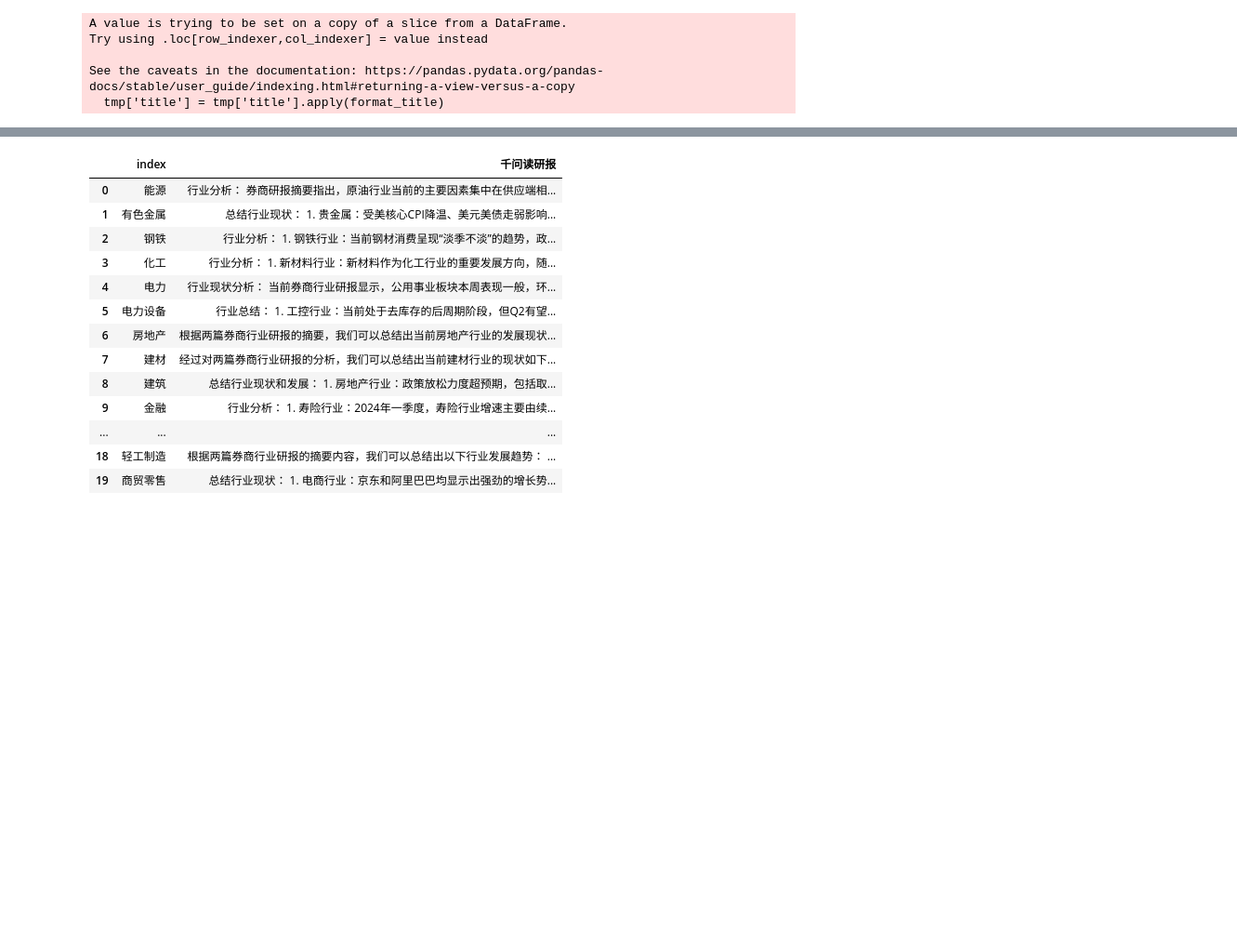
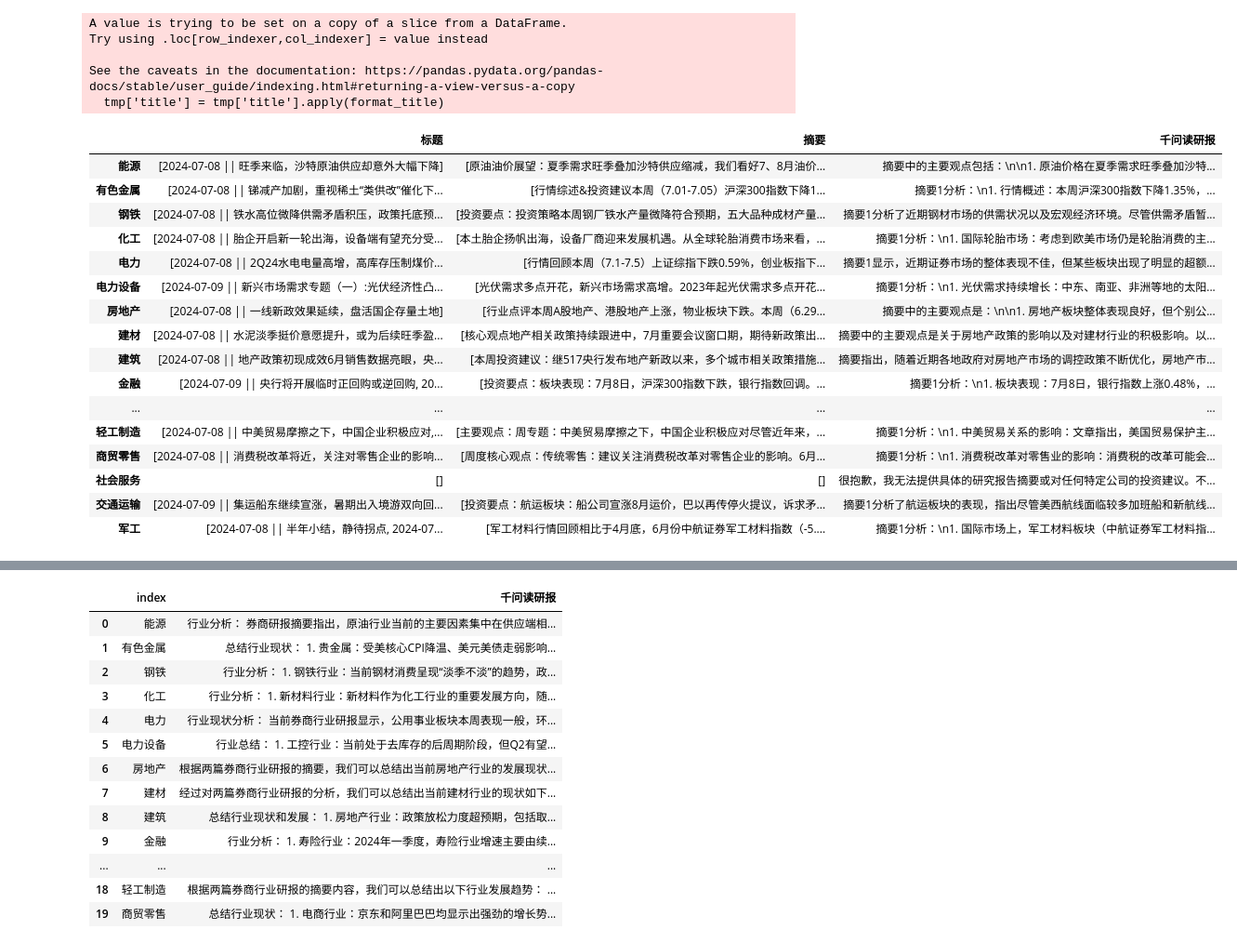
Before and after one commit to alexleethinker/Trading, a Jupyter notebook: notebooks/金融数据爬虫/库存分析.ipynb, the cells around one changed output, grey strips where cells are left out. Shown at 93% size. Drawn from its saved outputs; the diff is of its cells as text; code cells hidden in the pictures; blank space fills up the shorter version.

```diff
--- a/notebooks/金融数据爬虫/库存分析.ipynb
+++ b/notebooks/金融数据爬虫/库存分析.ipynb
@@ -489,3 +526,23 @@ df['highlight'] = df['infoCode'].progress_map(fetch_highlight)
+# %%
+qwen_df
+# %% [output]
+|  | 标题 | 摘要 | 千问读研报 |
+| 能源 | [2024-07-08 || 旺季来临，沙特原油供应却意外大幅下降] | [原油油价展望：夏季需求旺季叠加沙特供应缩减，我们看好7、8月油价... | 摘要中的主要观点包括：\n\n1. 原油价格在夏季需求旺季叠加沙特... |
+| 有色金属 | [2024-07-08 || 锑减产加剧，重视稀土“类供改”催化下... | [行情综述&投资建议本周（7.01-7.05）沪深300指数下降1... | 摘要1分析：\n1. 行情概述：本周沪深300指数下降1.35%，... |
+| 钢铁 | [2024-07-08 || 铁水高位微降供需矛盾积压，政策托底预... | [投资要点：投资策略本周钢厂铁水产量微降符合预期，五大品种成材产量... | 摘要1分析了近期钢材市场的供需状况以及宏观经济环境。尽管供需矛盾暂... |
+| 化工 | [2024-07-08 || 胎企开启新一轮出海，设备端有望充分受... | [本土胎企扬帆出海，设备厂商迎来发展机遇。从全球轮胎消费市场来看，... | 摘要1分析：\n1. 国际轮胎市场：考虑到欧美市场仍是轮胎消费的主... |
+| 电力 | [2024-07-08 || 2Q24水电电量高增，高库存压制煤价... | [行情回顾本周（7.1-7.5）上证综指下跌0.59%，创业板指下... | 摘要1显示，近期证券市场的整体表现不佳，但某些板块出现了明显的超额... |
+| 电力设备 | [2024-07-09 || 新兴市场需求专题（一）:光伏经济性凸... | [光伏需求多点开花，新兴市场需求高增。2023年起光伏需求多点开花... | 摘要1分析：\n1. 光伏需求持续增长：中东、南亚、非洲等地的太阳... |
+| 房地产 | [2024-07-08 || 一线新政效果延续，盘活国企存量土地] | [行业点评本周A股地产、港股地产上涨，物业板块下跌。本周（6.29... | 摘要中的主要观点是：\n\n1. 房地产板块整体表现良好，但个别公... |
+| 建材 | [2024-07-08 || 水泥淡季挺价意愿提升，或为后续旺季盈... | [核心观点地产相关政策持续跟进中，7月重要会议窗口期，期待新政策出... | 摘要中的主要观点是关于房地产政策的影响以及对建材行业的积极影响。以... |
+| 建筑 | [2024-07-08 || 地产政策初现成效6月销售数据亮眼，央... | [本周投资建议：继517央行发布地产新政以来，多个城市相关政策措施... | 摘要指出，随着近期各地政府对房地产市场的调控政策不断优化，房地产市... |
+| 金融 | [2024-07-09 || 央行将开展临时正回购或逆回购, 20... | [投资要点：板块表现：7月8日，沪深300指数下跌，银行指数回调。... | 摘要1分析：\n1. 板块表现：7月8日，银行指数上涨0.48%，... |
+| ... | ... | ... | ... |
+| 轻工制造 | [2024-07-08 || 中美贸易摩擦之下，中国企业积极应对,... | [主要观点：周专题：中美贸易摩擦之下，中国企业积极应对尽管近年来，... | 摘要1分析：\n1. 中美贸易关系的影响：文章指出，美国贸易保护主... |
+| 商贸零售 | [2024-07-08 || 消费税改革将近，关注对零售企业的影响... | [周度核心观点：传统零售：建议关注消费税改革对零售企业的影响。6月... | 摘要1分析：\n1. 消费税改革对零售业的影响：消费税的改革可能会... |
+| 社会服务 | [] | [] | 很抱歉，我无法提供具体的研究报告摘要或对任何特定公司的投资建议。不... |
+| 交通运输 | [2024-07-09 || 集运船东继续宣涨，暑期出入境游双向回... | [投资要点：航运板块：船公司宣涨8月运价，巴以再传停火提议，诉求矛... | 摘要1分析了航运板块的表现，指出尽管美西航线面临较多加班船和新航线... |
+| 军工 | [2024-07-08 || 半年小结，静待拐点, 2024-07... | [军工材料行情回顾相比于4月底，6月份中航证券军工材料指数（-5.... | 摘要1分析：\n1. 国际市场上，军工材料板块（中航证券军工材料指... |
 # %%
 # display
 from IPython.display import display, HTML
```
Also changed, not shown: parts of 14 cells of this notebook, 9 other files.
